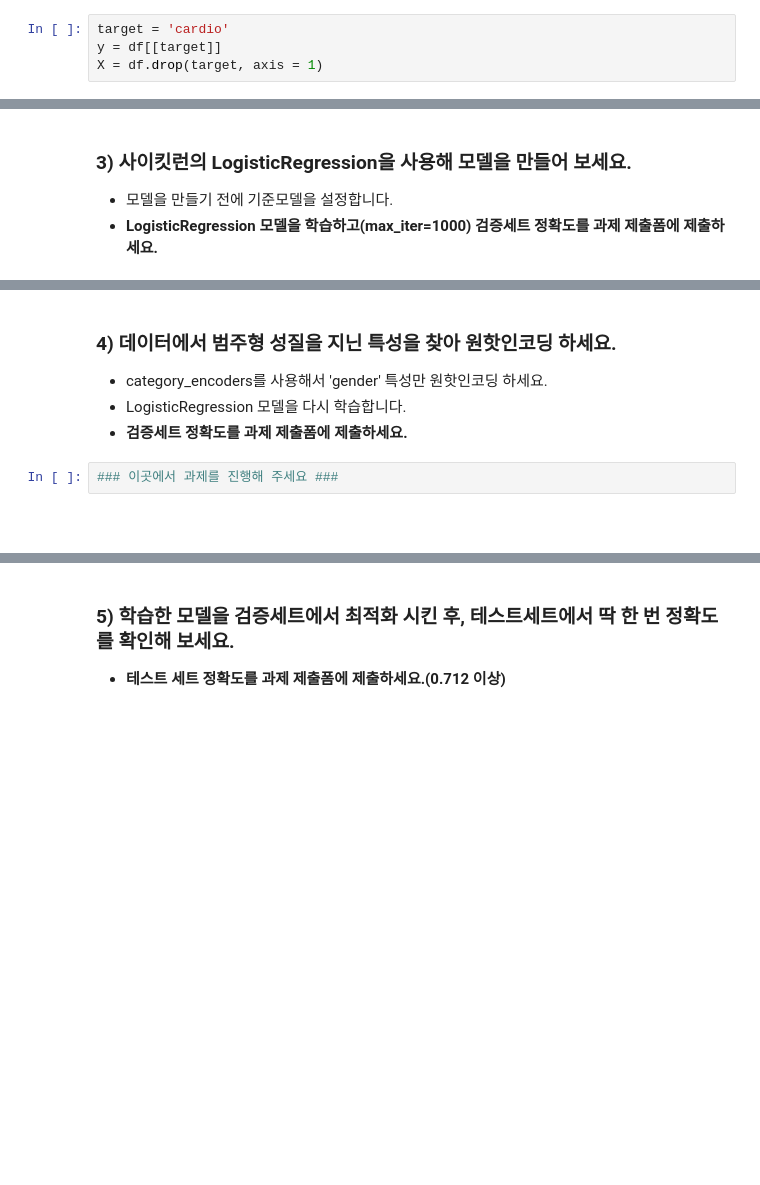
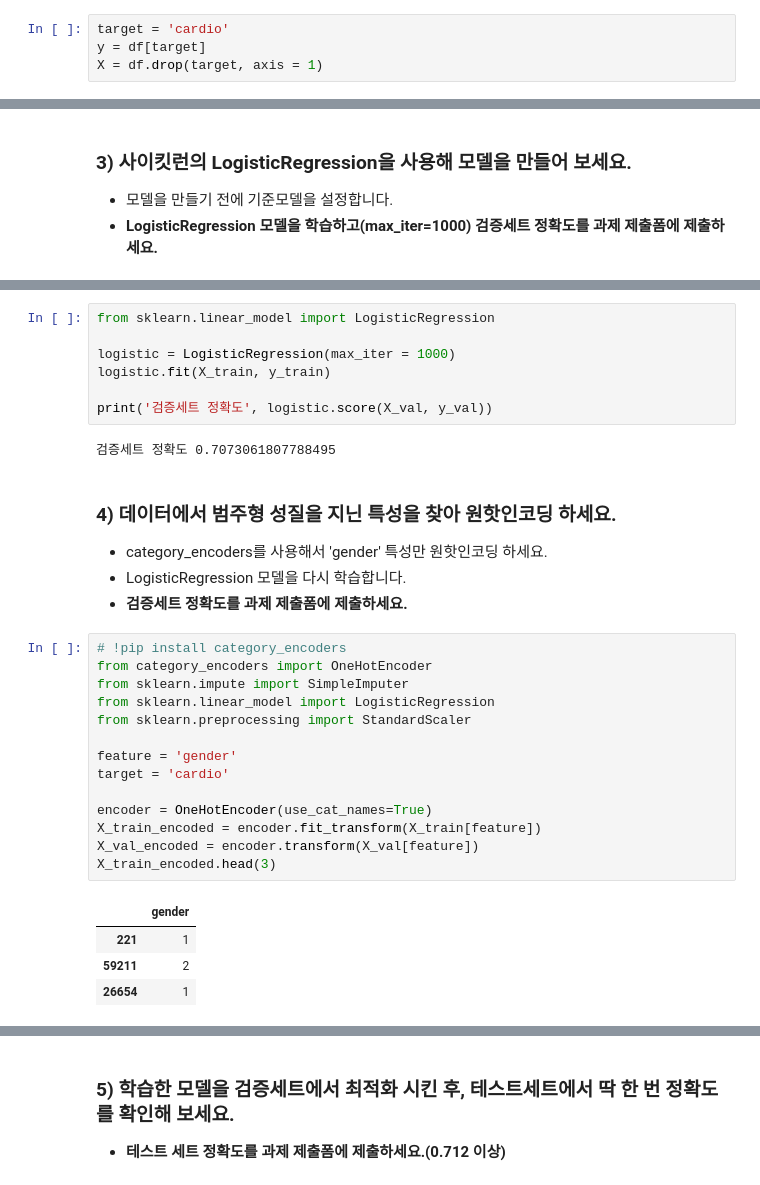
Before and after one commit to KyungRyeolBaek/study, a Jupyter notebook: n214-logistic-regression/n214a-logistic-regression.ipynb, the cells around one changed output, grey strips where cells are left out. Cells and saved outputs as stored; diff of their text form; blank space fills up the shorter version.

```diff
--- a/n214-logistic-regression/n214a-logistic-regression.ipynb
+++ b/n214-logistic-regression/n214a-logistic-regression.ipynb
@@ -126,7 +126,7 @@ Index(['age', 'gender', 'height', 'weight', 'ap_hi', 'ap_lo', 'cholesterol',
       dtype='object')
 # %%
 target = 'cardio'
-y = df[[target]]
+y = df[target]
 X = df.drop(target, axis = 1)
 # %%
 from sklearn.model_selection import train_test_split
@@ -147,9 +163,33 @@ len(X_val)
+# %%
+from sklearn.linear_model import LogisticRegression
+
+logistic = LogisticRegression(max_iter = 1000)
+logistic.fit(X_train, y_train)
+
+print('검증세트 정확도', logistic.score(X_val, y_val))
+# %% [output]
+검증세트 정확도 0.7073061807788495
 # %% [markdown]
 ### 4) 데이터에서 범주형 성질을 지닌 특성을 찾아 원핫인코딩 하세요.
 - category_encoders를 사용해서 'gender' 특성만 원핫인코딩 하세요.
 - LogisticRegression 모델을 다시 학습합니다.
 - **검증세트 정확도를 과제 제출폼에 제출하세요.**
-# %%
-### 이곳에서 과제를 진행해 주세요 ###
-# %% [markdown]
-###
+# %%
+# !pip install category_encoders
+from category_encoders import OneHotEncoder
+from sklearn.impute import SimpleImputer
+from sklearn.linear_model import LogisticRegression
+from sklearn.preprocessing import StandardScaler
+
+feature = 'gender'
+target = 'cardio'
+
+encoder = OneHotEncoder(use_cat_names=True)
+X_train_encoded = encoder.fit_transform(X_train[feature])
+X_val_encoded = encoder.transform(X_val[feature])
+X_train_encoded.head(3)
+# %% [output]
+|  | gender |
+| 221 | 1 |
+| 59211 | 2 |
+| 26654 | 1 |
```
Also changed, not shown: parts of 9 cells of this notebook.
